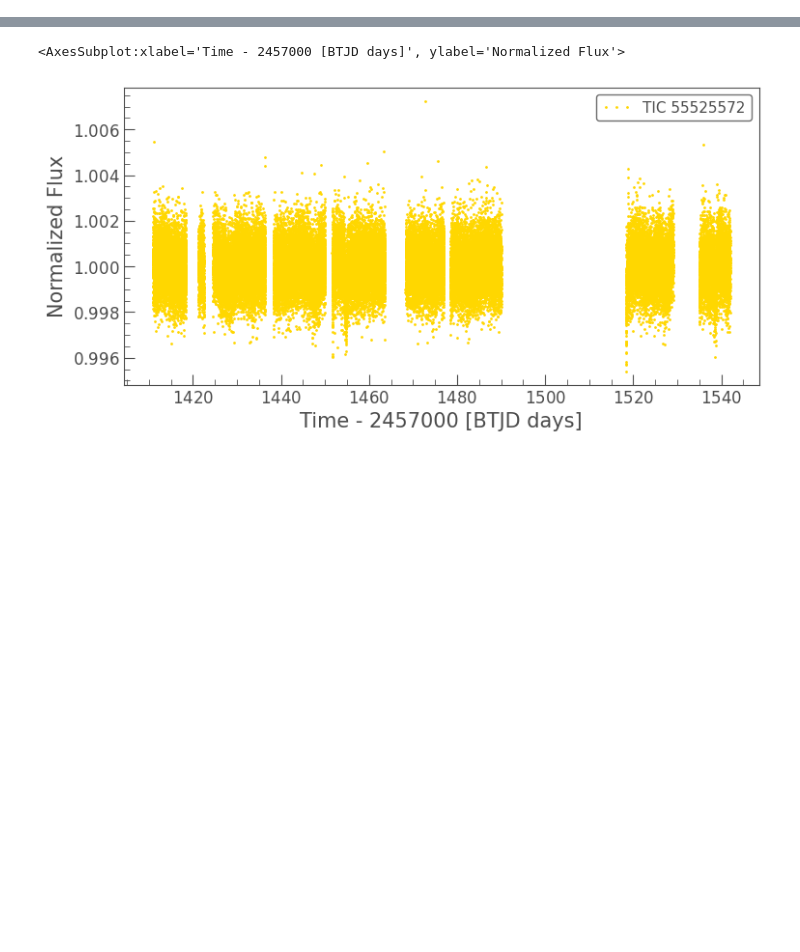
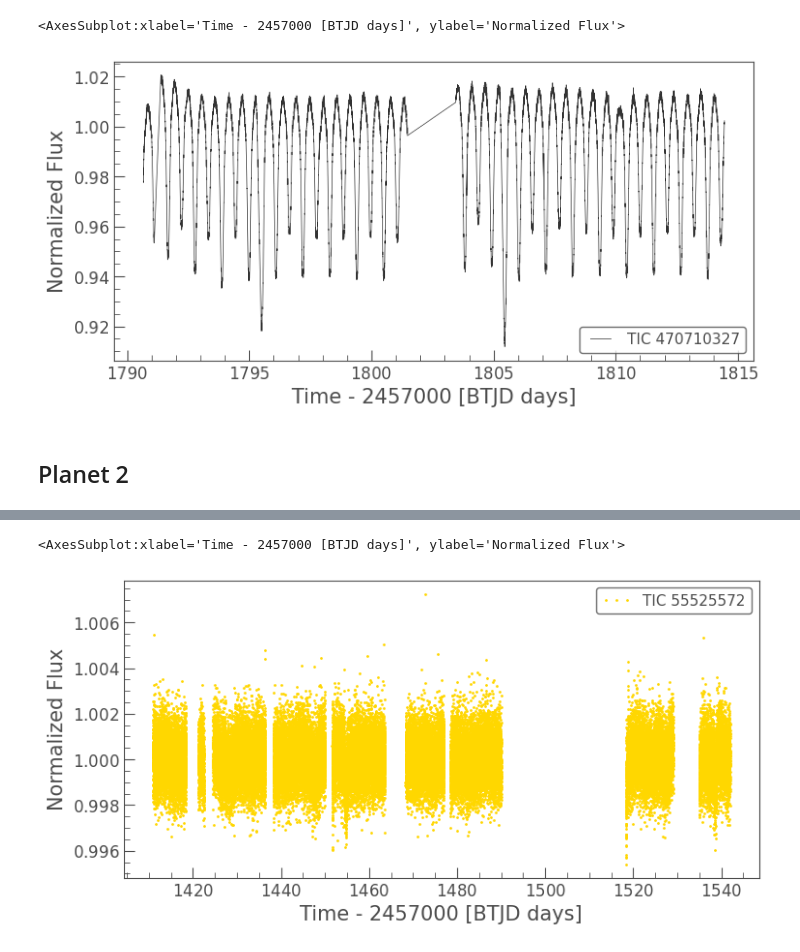
Before and after one commit to Signal-K/sytizen, a Jupyter notebook: deepnote/Star_Sailors_Light_Curve_Plot/Multisector Analysis.ipynb, the cells around one changed output, grey strips where cells are left out. Cells and saved outputs as stored; diff of their text form; code cells hidden in the pictures; blank space fills up the shorter version.

```diff
--- a/deepnote/Star_Sailors_Light_Curve_Plot/Multisector Analysis.ipynb
+++ b/deepnote/Star_Sailors_Light_Curve_Plot/Multisector Analysis.ipynb
@@ -31,3 +73,11 @@ lc.to_fits(path='lightcurve.fits')
+# %%
+lc_normalize = lc.normalize()
+lc_normalize.plot()
+# %% [output]
+<AxesSubplot:xlabel='Time - 2457000 [BTJD days]', ylabel='Normalized Flux'>
+[figure, added]
+# %% [markdown]
+## Planet 2
 # %%
 TIC_2 = 'TIC 55525572'
 available_data_all = lk.search_lightcurve(TIC_2, author = 'SPOC')
```
Also changed, not shown: parts of 13 cells of this notebook, 2 other files.
